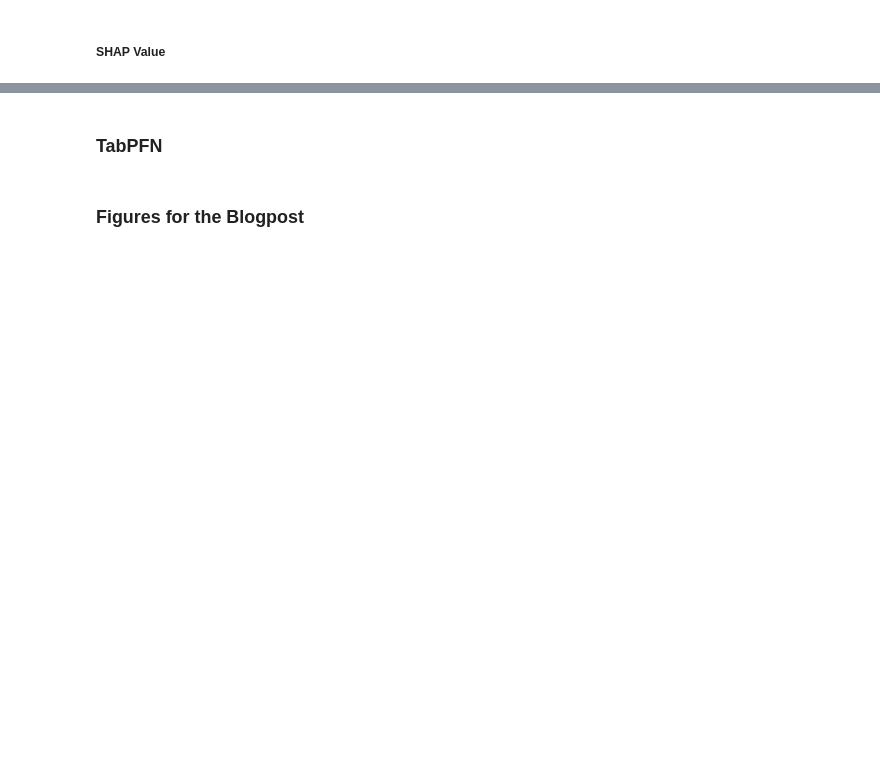
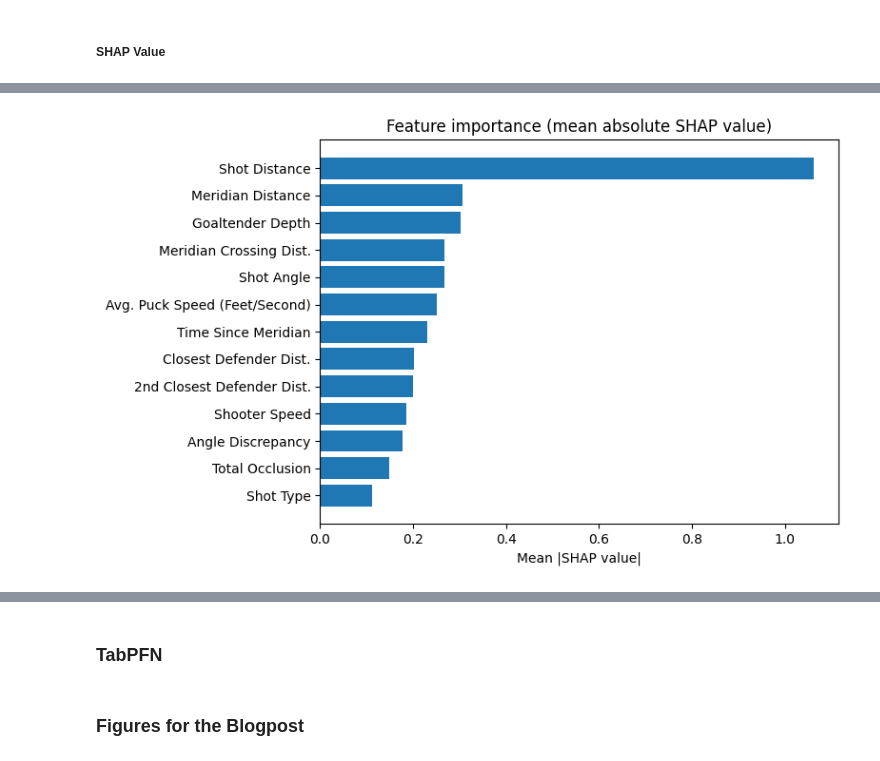
Before and after one commit to howardbaik/player-tracking-data, a Jupyter notebook: feature-based-expected-goals.ipynb, the cells around one changed output, grey strips where cells are left out. Drawn from its saved outputs; the diff is of its cells as text; code cells hidden in the pictures; blank space fills up the shorter version.

Commit message:
Create SHAP

```diff
--- a/feature-based-expected-goals.ipynb
+++ b/feature-based-expected-goals.ipynb
@@ -1285,0 +1341,32 @@ importance_df = pl.DataFrame({
+# %%
+import matplotlib.pyplot as plt
+
+FEATURE_LABELS = {
+    "Shot_Angle": "Shot Angle",
+    "d_m": "Meridian Distance",
+    "shot_distance": "Shot Distance",
+    "shooter_speed_fps": "Shooter Speed",
+    "closest_def_dist": "Closest Defender Dist.",
+    "second_closest_def_dist": "2nd Closest Defender Dist.",
+    "time_since_meridian": "Time Since Meridian",
+    "meridian_cross_dist": "Meridian Crossing Dist.",
+    "avg_puck_speed_fps": "Avg. Puck Speed (Feet/Second)",
+    "total_occlusion": "Total Occlusion",
+    "angle_discrepancy": "Angle Discrepancy",
+    "goaltender_depth": "Goaltender Depth",
+    "Detail_1": "Shot Type",
+}
+
+shap_pd = shap_importance.to_pandas()
+shap_pd["Label"] = shap_pd["Feature"].map(FEATURE_LABELS)
+
+fig, ax = plt.subplots(figsize=(8, 5))
+ax.barh(shap_pd["Label"], shap_pd["Mean_Abs_SHAP"])
+ax.invert_yaxis()
+ax.set_xlabel("Mean |SHAP value|")
+ax.set_title("Feature importance (mean absolute SHAP value)")
+plt.tight_layout()
+fig.savefig("shap_feature_importance.png", dpi=300)
+plt.show()
+# %% [output]
+[figure, added]
```
Also changed, not shown: parts of 4 cells of this notebook, 2 other files.
